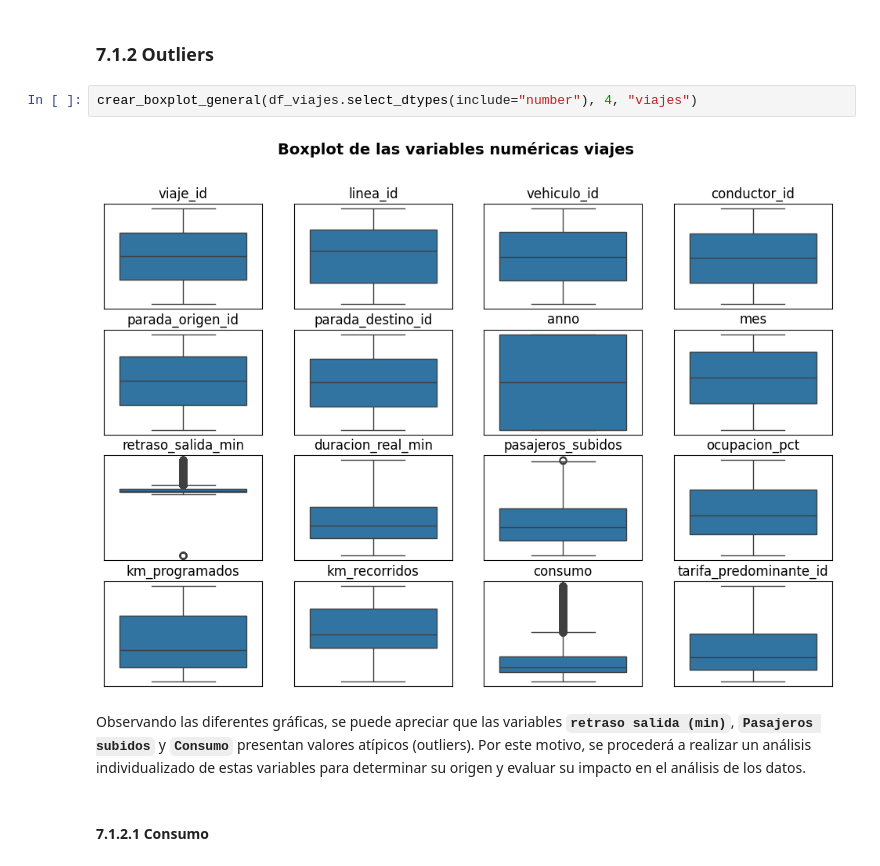
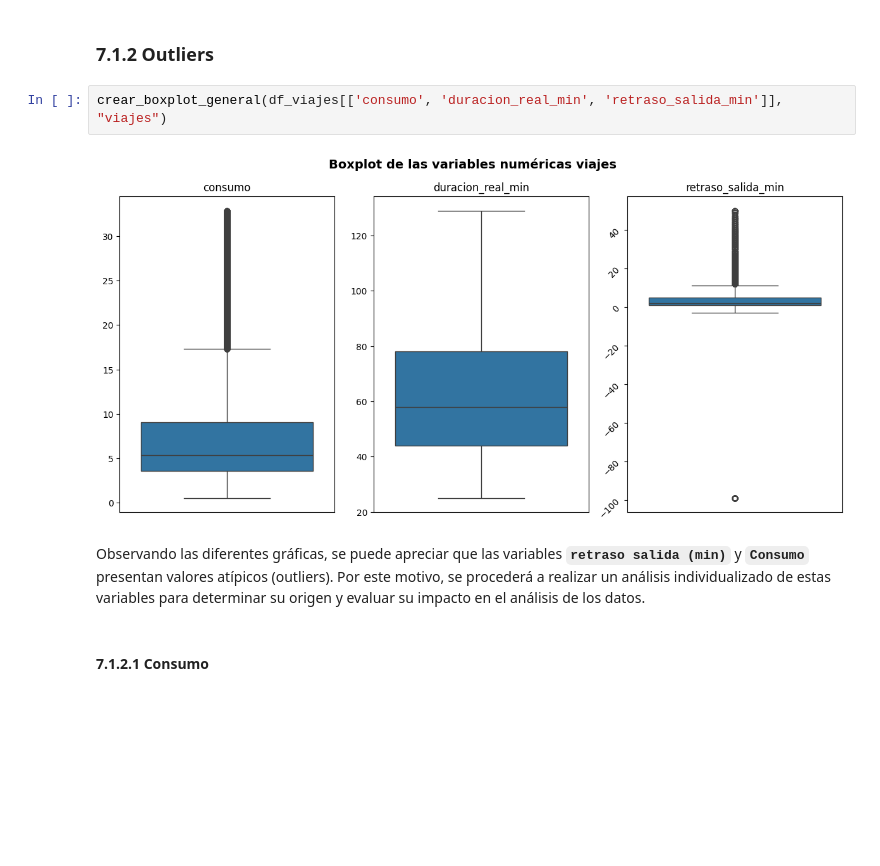
Before and after one commit to Arevaliis/metrobus-data-analytics, a Jupyter notebook: notebooks/01_eda.ipynb, the cells around one changed output. Cells and saved outputs as stored; diff of their text form; blank space fills up the shorter version.

Commit message:
feat: Analisis de outliers de consumo y retraso_salida_min en viajes

```diff
--- a/notebooks/01_eda.ipynb
+++ b/notebooks/01_eda.ipynb
@@ -415,11 +379,11 @@ Por último, las columnas **fecha, hora_salida_real, hora_llegada_real y hora_sa
 # %% [markdown]
 ### **7.1.2 Outliers**
 # %%
-crear_boxplot_general(df_viajes.select_dtypes(include="number"), 4, "viajes")
+crear_boxplot_general(df_viajes[['consumo', 'duracion_real_min', 'retraso_salida_min']], "viajes")
 # %% [output]
-[figure, old version]
+[figure, new version]
 # %% [markdown]
-Observando las diferentes gráficas, se puede apreciar que las variables **`retraso salida (min)`**, **`Pasajeros subidos`** y **`Consumo`** presentan valores atípicos (outliers). Por este motivo, se procederá a realizar un análisis individualizado de estas variables para determinar su origen y evaluar su impacto en el análisis de los datos.
+Observando las diferentes gráficas, se puede apreciar que las variables **`retraso salida (min)`** y **`Consumo`** presentan valores atípicos (outliers). Por este motivo, se procederá a realizar un análisis individualizado de estas variables para determinar su origen y evaluar su impacto en el análisis de los datos.
 # %% [markdown]
 #### **7.1.2.1 Consumo**
 # %%
```
Also changed, not shown: parts of 84 cells of this notebook.
